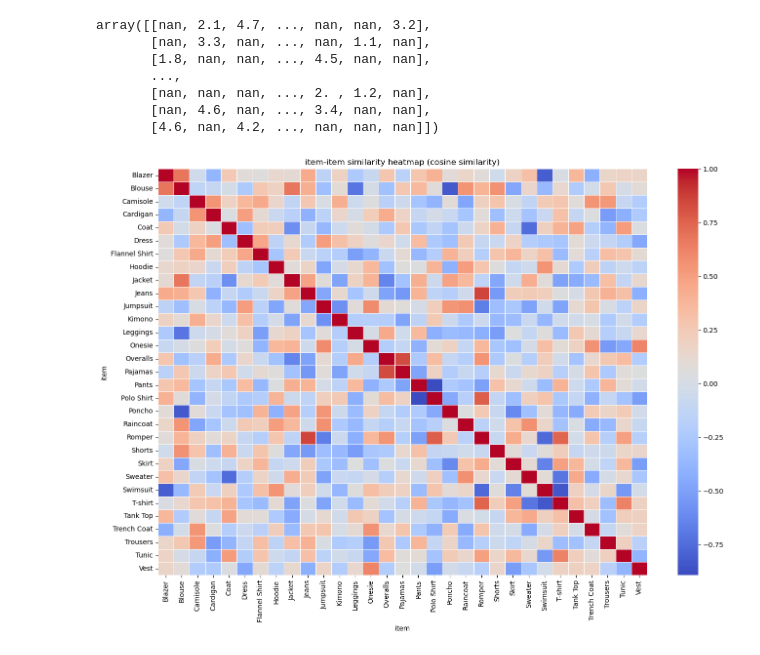
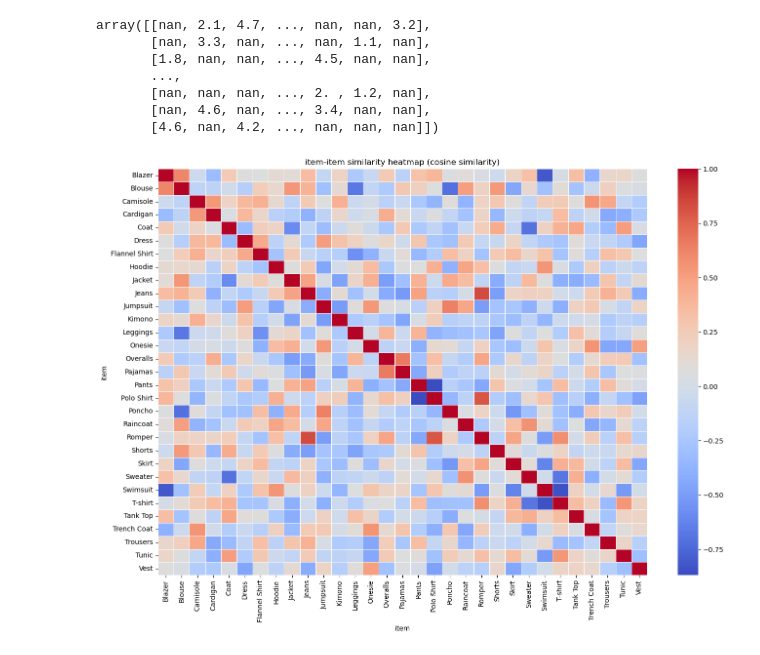
Before and after one commit to vivianli1337/ds4420_project, a Jupyter notebook: TESTING.ipynb, the cells around one changed output. Drawn from its saved outputs; the diff is of its cells as text; code cells hidden in the pictures.

```diff
--- a/TESTING.ipynb
+++ b/TESTING.ipynb
@@ -156,16 +190,16 @@ array([[nan, 2.1, 4.7, ..., nan, nan, 3.2],
 # %%
 # plot heatmap of item similarity
 plt.figure(figsize=(14, 10))
-sns.heatmap(similarity_matrix, cmap="coolwarm", annot=False, fmt=".2f", linewidths=0.5,
+sns.heatmap(item_similarity_df, cmap="coolwarm", annot=False, fmt=".2f", linewidths=0.5,
             xticklabels=item_similarity_df.columns, yticklabels=item_similarity_df.index)
 plt.title("item-item similarity heatmap (cosine similarity)")
 plt.xticks(rotation=90)
 plt.yticks(rotation=0)
 plt.tight_layout()
 plt.savefig("item-item-heatmap.png", bbox_inches='tight')
 plt.show()
 # %% [output]
-[figure, old version]
+[figure, new version]
 # %%
 from sklearn.preprocessing import StandardScaler
 from sklearn.metrics.pairwise import cosine_similarity
```
Also changed, not shown: parts of 22 cells of this notebook, 2 other files.
